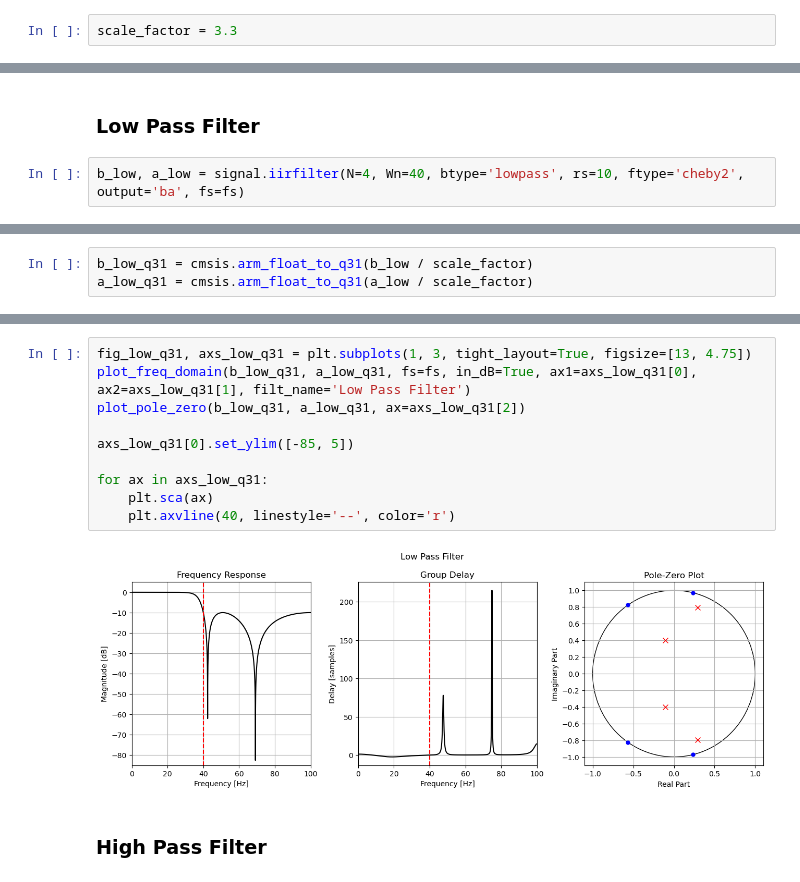
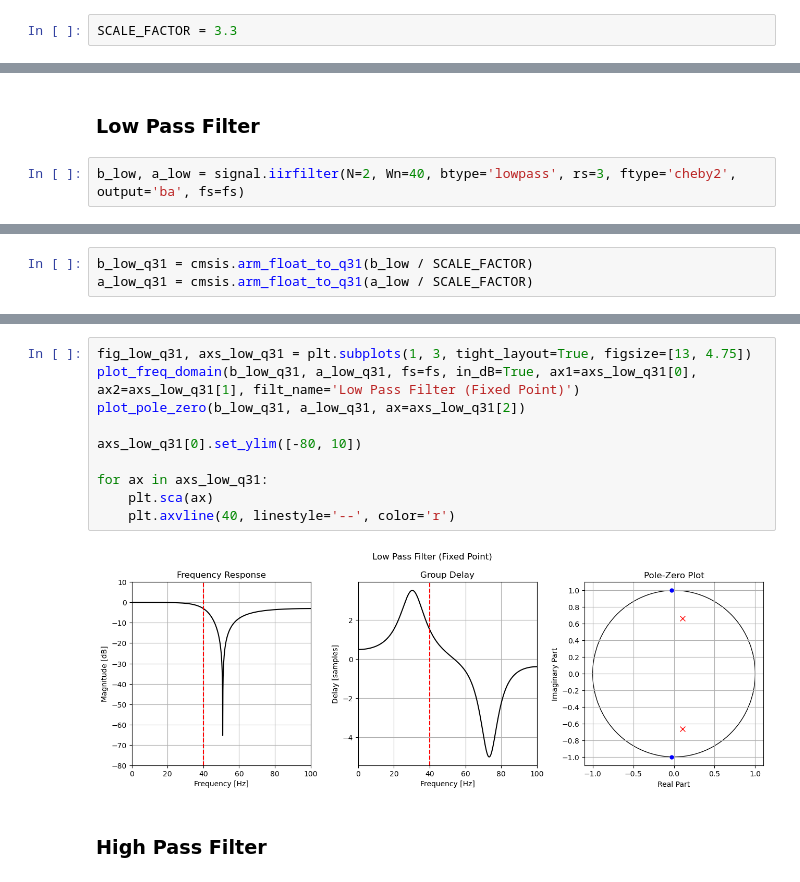
Before and after one commit to bryanmcelvy/microHeartMonitor, a Jupyter notebook: tools/filter_design/daq_filt_fixedpoint.ipynb, the cells around one changed output, grey strips where cells are left out. Cells and saved outputs as stored; diff of their text form.

```diff
--- a/tools/filter_design/daq_filt_fixedpoint.ipynb
+++ b/tools/filter_design/daq_filt_fixedpoint.ipynb
@@ -10,4 +10,4 @@ from filt_plot_funcs import *
 # %%
 fs = 200
 # %%
-scale_factor = 3.3
+SCALE_FACTOR = 3.3
@@ -14,7 +16,7 @@ scale_factor = 3.3
 # %% [markdown]
 ### Low Pass Filter
 # %%
-b_low, a_low = signal.iirfilter(N=4, Wn=40, btype='lowpass', rs=10, ftype='cheby2', output='ba', fs=fs)
+b_low, a_low = signal.iirfilter(N=2, Wn=40, btype='lowpass', rs=3, ftype='cheby2', output='ba', fs=fs)
 # %%
 fig_low, axs_low = plt.subplots(1, 3, tight_layout=True, figsize=[13, 5])
 plot_freq_domain(b_low, a_low, fs=fs, in_dB=True, ax1=axs_low[0], ax2=axs_low[1], filt_name='Low Pass Filter')
@@ -24,3 +26,3 @@ plot_pole_zero(b_low, a_low, ax=axs_low[2])
 # %%
-b_low_q31 = cmsis.arm_float_to_q31(b_low / scale_factor)
-a_low_q31 = cmsis.arm_float_to_q31(a_low / scale_factor)
+b_low_q31 = cmsis.arm_float_to_q31(b_low / SCALE_FACTOR)
+a_low_q31 = cmsis.arm_float_to_q31(a_low / SCALE_FACTOR)
@@ -38,15 +29,15 @@ print(max(b_high))
 # %%
 fig_low_q31, axs_low_q31 = plt.subplots(1, 3, tight_layout=True, figsize=[13, 4.75])
-plot_freq_domain(b_low_q31, a_low_q31, fs=fs, in_dB=True, ax1=axs_low_q31[0], ax2=axs_low_q31[1], filt_name='Low Pass Filter')
+plot_freq_domain(b_low_q31, a_low_q31, fs=fs, in_dB=True, ax1=axs_low_q31[0], ax2=axs_low_q31[1], filt_name='Low Pass Filter (Fixed Point)')
 plot_pole_zero(b_low_q31, a_low_q31, ax=axs_low_q31[2])
 
-axs_low_q31[0].set_ylim([-85, 5])
+axs_low_q31[0].set_ylim([-80, 10])
 
 for ax in axs_low_q31:
     plt.sca(ax)
     plt.axvline(40, linestyle='--', color='r')
 # %% [output]
-[figure, old version]
+[figure, new version]
 # %% [markdown]
 ### High Pass Filter
 # %%
```
Also changed, not shown: parts of 14 cells of this notebook.
